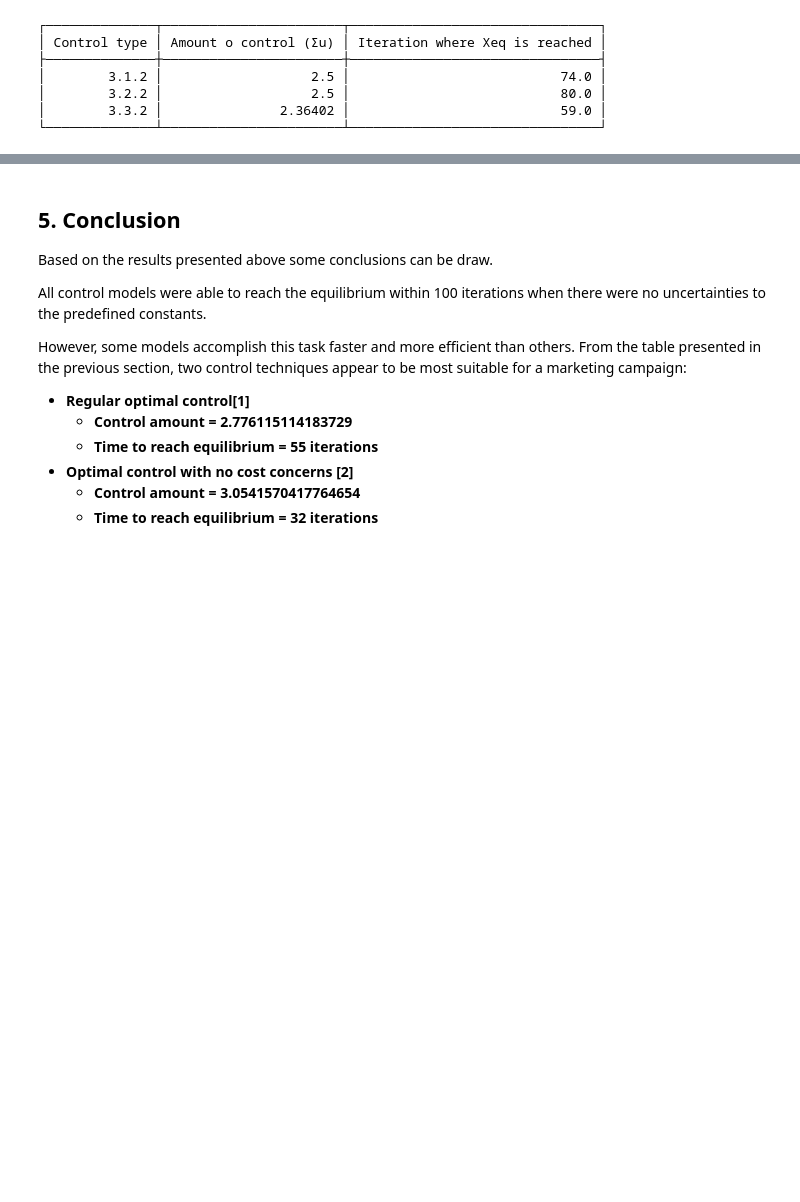
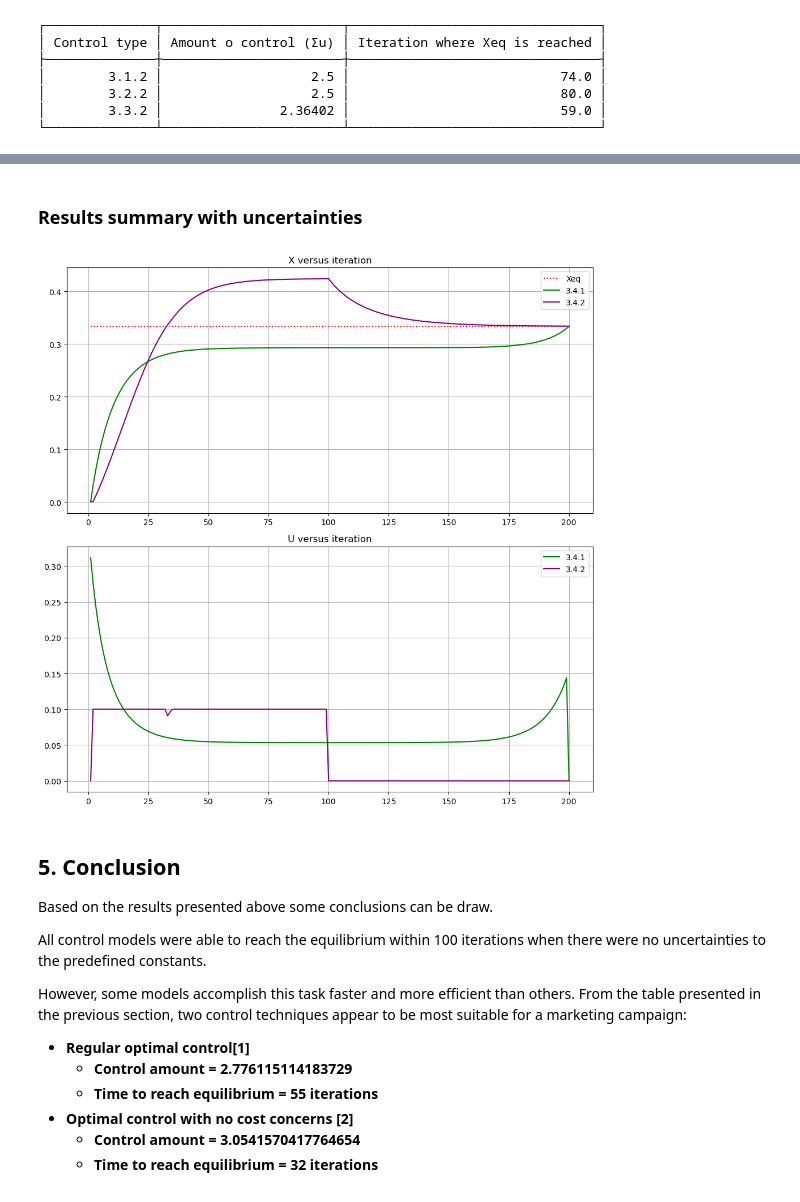
Before and after one commit to Gabrieljsss/information-spread-optimization-model, a Jupyter notebook: modelo_relatorio_projeto_2022.ipynb, the cells around one changed output, grey strips where cells are left out. Cells and saved outputs as stored; diff of their text form; code cells hidden in the pictures; blank space fills up the shorter version.

```diff
--- a/modelo_relatorio_projeto_2022.ipynb
+++ b/modelo_relatorio_projeto_2022.ipynb
@@ -785,3 +811,35 @@ UndefVarError: UndefVarError: uOptimalControlLimitedCostsResult not defined
+# %% [markdown]
+<h3> Results summary with uncertainties </h3>
+# %%
+#Plots with budget uncertainties
+clf();
+fig = plt.figure(figsize=(10,10));
+t = 1:200
+ax1 = fig.add_subplot(2, 1, 1);
+ax1.title.set_text("x vs step");
+plt.plot(t, xEquilibrium .* ones(200), color="red", linestyle="dotted", label="Xeq")
+plt.plot(t, xOptimalControlWithUncertantiesResult, color="green", label="3.4.1")
+plt.plot(t, xMPCWithUncertantiesResult, color="purple", label="3.4.2")
+
+legend()
+title("X versus iteration");
+grid("on")
+show()
+
+ax2 = fig.add_subplot(2, 1, 2);
+ax2.title.set_text("u vs step");
+plt.plot(t, uOptimalControlWithUncertantiesResult, color="green", label="3.4.1")
+plt.plot(t, uMPCWithUncertantiesResult, color="purple", label="3.4.2")
+
+fig.tight_layout();
+legend()
+title("U versus iteration");
+grid("on")
+
+show()
+gcf()
+# %% [output]
+[figure, added]
 # %% [markdown]
 ## 5. Conclusion ##
 Based on the results presented above some conclusions can be draw.
```
Also changed, not shown: parts of 12 cells of this notebook.
